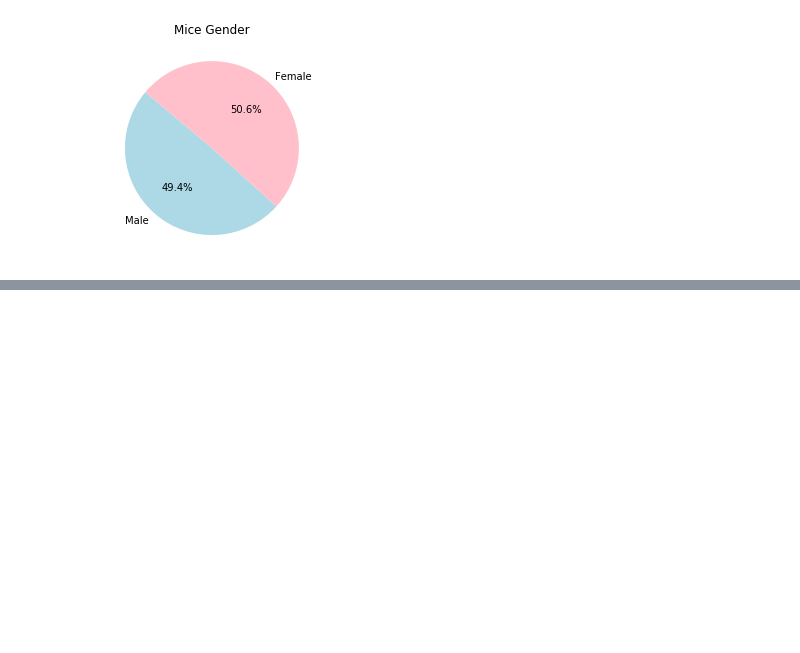
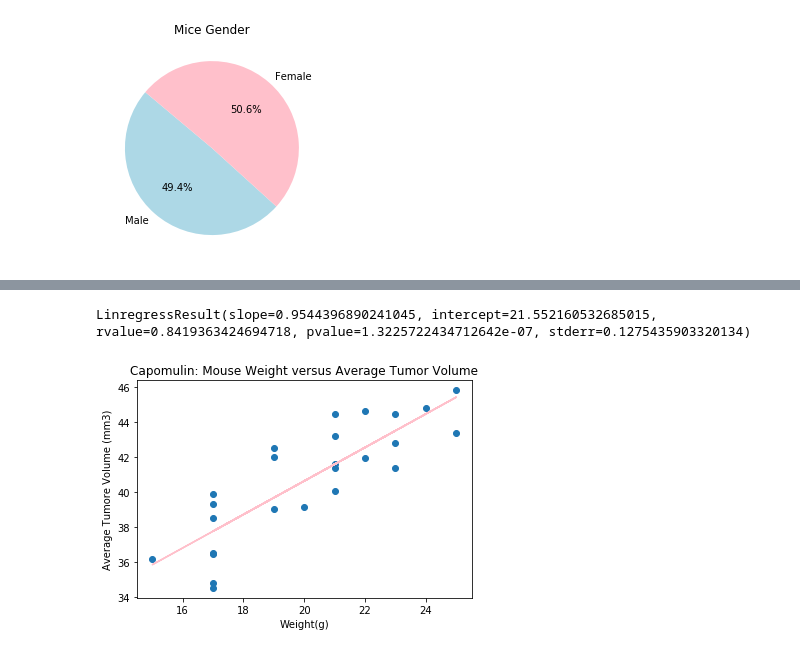
Before and after one commit to nnorman312/matplotlib, a Jupyter notebook: Pymaceuticals.ipynb, the cells around one changed output, grey strips where cells are left out. Cells and saved outputs as stored; diff of their text form; code cells hidden in the pictures; blank space fills up the shorter version.

```diff
--- a/Pymaceuticals.ipynb
+++ b/Pymaceuticals.ipynb
@@ -211,0 +318,22 @@ The correlation between both factors is 0.84
+# %%
+# Calculate the linear regression details
+
+model=st.linregress(capavg['Weight (g)'],capavg['Tumor Volume (mm3)'])
+model
+# %% [output]
+LinregressResult(slope=0.9544396890241045, intercept=21.552160532685015, rvalue=0.8419363424694718, pvalue=1.3225722434712642e-07, stderr=0.1275435903320134)
+# %%
+# Calculate the linear Regression model for mouse weight and average tumor volume for the Capomulin regimen
+
+mslope = 0.9544396890241045
+bintercept = 21.552160532685015
+
+y_values = capavg['Weight (g)']*mslope+bintercept
+plt.scatter(capavg['Weight (g)'],capavg['Tumor Volume (mm3)'])
+plt.plot(capavg['Weight (g)'],y_values,color="pink")
+plt.title('Capomulin: Mouse Weight versus Average Tumor Volume')
+plt.xlabel('Weight(g)')
+plt.ylabel('Average Tumore Volume (mm3)')
+plt.show()
+# %% [output]
+[figure, added]
```
Also changed, not shown: parts of 16 cells of this notebook.
